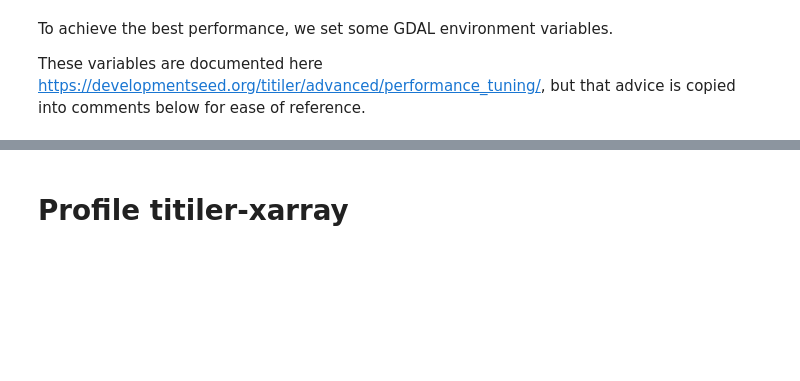
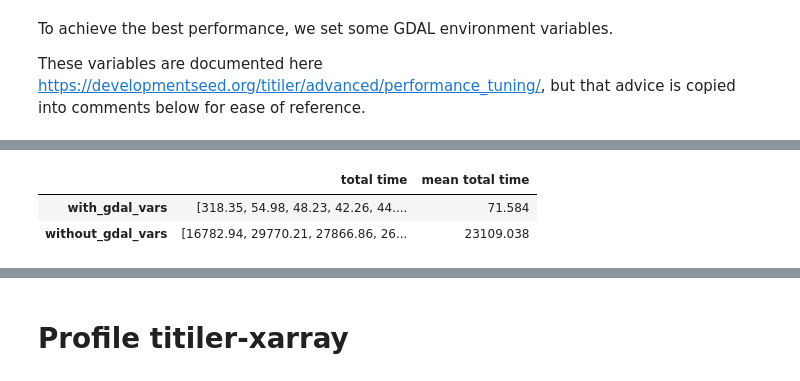
Before and after one commit to developmentseed/tile-benchmarking, a Jupyter notebook: profiling/profile.ipynb, the cells around one changed output, grey strips where cells are left out. Saved outputs shown, nothing was run; the diff lists cells and outputs as text; code cells hidden in the pictures; blank space fills up the shorter version.

```diff
--- a/profiling/profile.ipynb
+++ b/profiling/profile.ipynb
@@ -85,13 +102,20 @@ from profiler.main import cprofile_list_to_dict
 # %%
-%load_ext autoreload
-%autoreload
-import cmip6_pgstac.profile_pgstac as profile_pgstac
-
 if temporal_resolution == 'daily':
     collection = f"CMIP6_daily_{model}_{variable}"
 elif temporal_resolution == 'monthly':
     collection = f"CMIP6_ensemble_monthly_median_{variable}"
 
+niters = 10
+cog_results_df = {
+    'with_gdal_vars': {
+        'total time': [],
+        'mean total time': None
+    },
+    'without_gdal_vars': {
+        'total time': [],
+        'mean total time': None
+    },
+}
 query = {
   "collections": [ collection ],
   "filter": {
@@ -110,5 +134,14 @@ query = {
   "filter-lang": "cql2-json"
 }
 
-image_and_assets, cprofile = profile_pgstac.tile(*xyz_tile, query=dict(query))
-cprofile
+for settings in ['with_gdal_vars', 'without_gdal_vars']:
+    results_timings = cog_results_df[settings]
+    if settings == 'with_gdal_vars':
+        set_or_unset_gdal(set_vars=True)
+    else:
+        set_or_unset_gdal(set_vars=False)
+    for iter in range(niters):
+        with Timer() as t:
+            image_and_assets, cprofile = profile_pgstac.tile(*xyz_tile, query=dict(query))
+        results_timings['total time'].append(round(t.elapsed * 1000, 2))
+    results_timings['mean total time'] = np.mean(results_timings['total time'])
@@ -130,2 +169,8 @@ total_time
+# %%
+pd.DataFrame.from_dict(cog_results_df, orient='index')
+# %% [output]
+|  | total time | mean total time |
+| with_gdal_vars | [318.35, 54.98, 48.23, 42.26, 44.... | 71.584 |
+| without_gdal_vars | [16782.94, 29770.21, 27866.86, 26... | 23109.038 |
 # %%
 image = image_and_assets[0].data_as_image()
```
Also changed, not shown: parts of 18 cells of this notebook, 4 other files.
